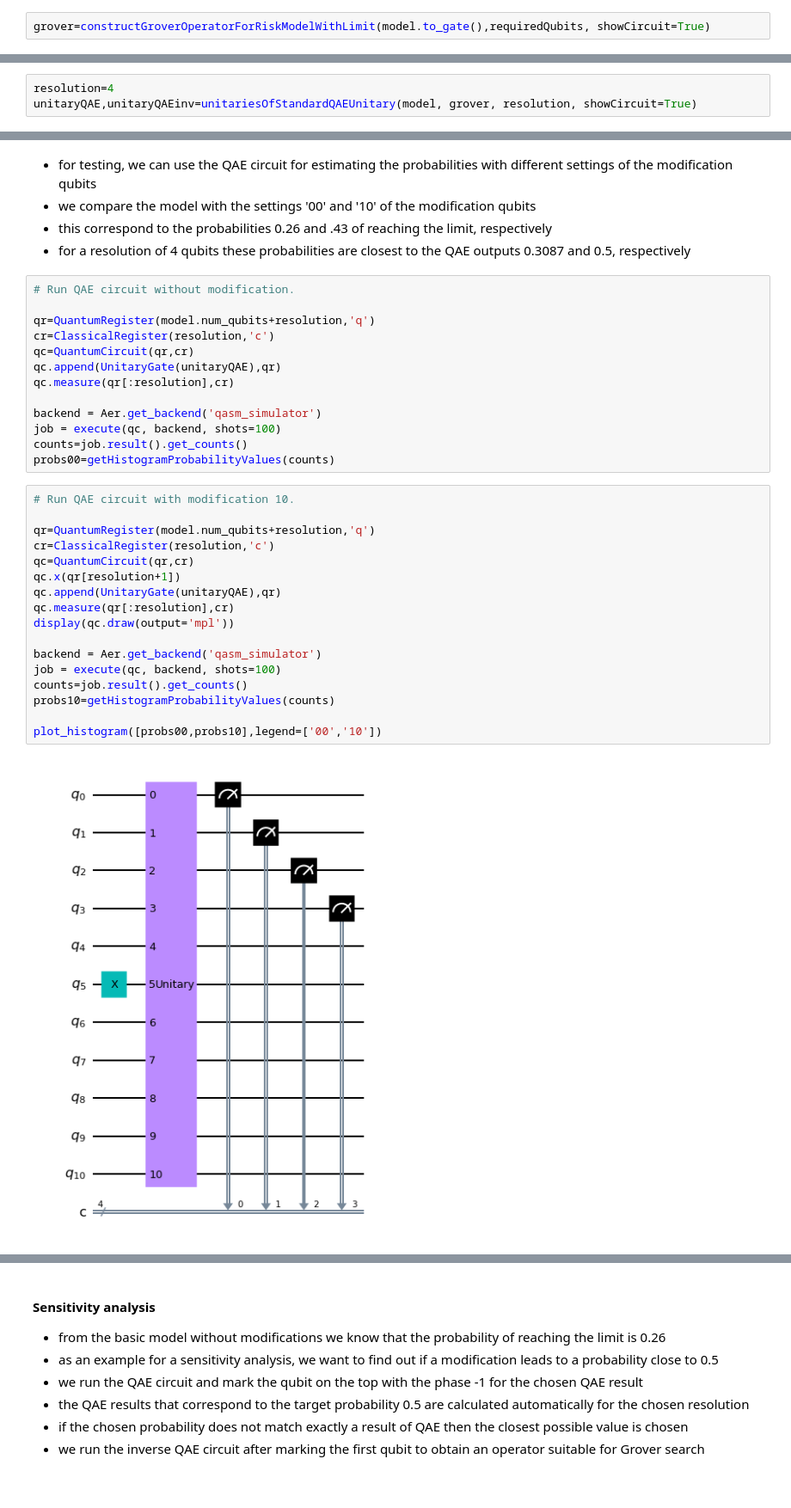
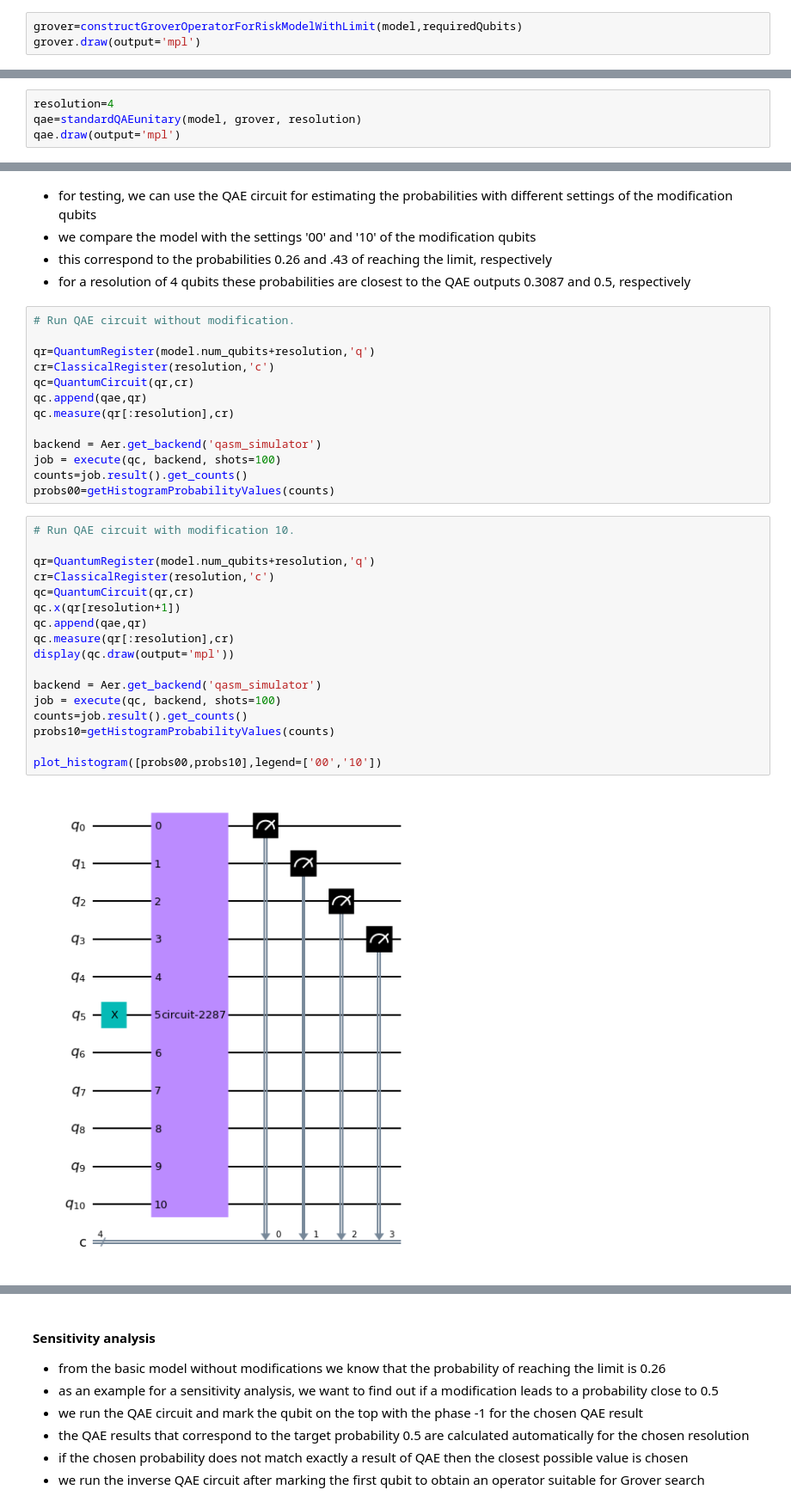
Before and after one commit to JoSQUANTUM/pygrnd, a Jupyter notebook: notebooks/sensitivity_analysis.ipynb, the cells around one changed output, grey strips where cells are left out. Shown at 86% size. Saved outputs shown, nothing was run; the diff lists cells and outputs as text.

Commit message:
removed unitaries in sensitivity analysis and improved performance and code clean-up

```diff
--- a/notebooks/sensitivity_analysis.ipynb
+++ b/notebooks/sensitivity_analysis.ipynb
@@ -153,7 +152,8 @@ plot_histogram([countsMod[2],counts],legend=['modified basic model','qubit setti
 - we mark the state 1 in the qubit at the bottom with the phase -1 as this marks the states that correspond to reaching the limit
 - note that the qubits on the top corresponding to the modifications qubits should not be changed by phases in the construction of the Grover operator
 # %%
-grover=constructGroverOperatorForRiskModelWithLimit(model.to_gate(),requiredQubits, showCircuit=True)
+grover=constructGroverOperatorForRiskModelWithLimit(model,requiredQubits)
+grover.draw(output='mpl')
 # %% [output]
 [figure]
 # %% [markdown]
@@ -164,6 +162,7 @@ grover=constructGroverOperatorForRiskModelWithLimit(model.to_gate(),requiredQubi
 # %%
 resolution=4
-unitaryQAE,unitaryQAEinv=unitariesOfStandardQAEUnitary(model, grover, resolution, showCircuit=True)
+qae=standardQAEunitary(model, grover, resolution)
+qae.draw(output='mpl')
 # %% [output]
 [figure]
 # %% [markdown]
@@ -177,7 +176,7 @@ unitaryQAE,unitaryQAEinv=unitariesOfStandardQAEUnitary(model, grover, resolution
 qr=QuantumRegister(model.num_qubits+resolution,'q')
 cr=ClassicalRegister(resolution,'c')
 qc=QuantumCircuit(qr,cr)
-qc.append(UnitaryGate(unitaryQAE),qr)
+qc.append(qae,qr)
 qc.measure(qr[:resolution],cr)
 
 backend = Aer.get_backend('qasm_simulator')
@@ -187,19 +186,19 @@ probs00=getHistogramProbabilityValues(counts)
 # %%
 # Run QAE circuit with modification 10.
 
 qr=QuantumRegister(model.num_qubits+resolution,'q')
 cr=ClassicalRegister(resolution,'c')
 qc=QuantumCircuit(qr,cr)
 qc.x(qr[resolution+1])
-qc.append(UnitaryGate(unitaryQAE),qr)
+qc.append(qae,qr)
 qc.measure(qr[:resolution],cr)
 display(qc.draw(output='mpl'))
 
 backend = Aer.get_backend('qasm_simulator')
 job = execute(qc, backend, shots=100)
 counts=job.result().get_counts()
 probs10=getHistogramProbabilityValues(counts)
 
 plot_histogram([probs00,probs10],legend=['00','10'])
 # %% [output]
-[figure, old version]
+[figure, new version]
```
Also changed, not shown: parts of 10 cells of this notebook, 1 other file.
